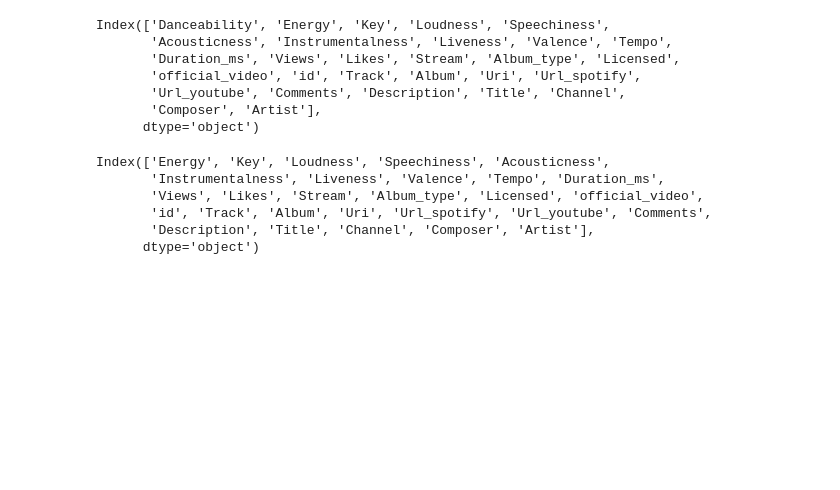
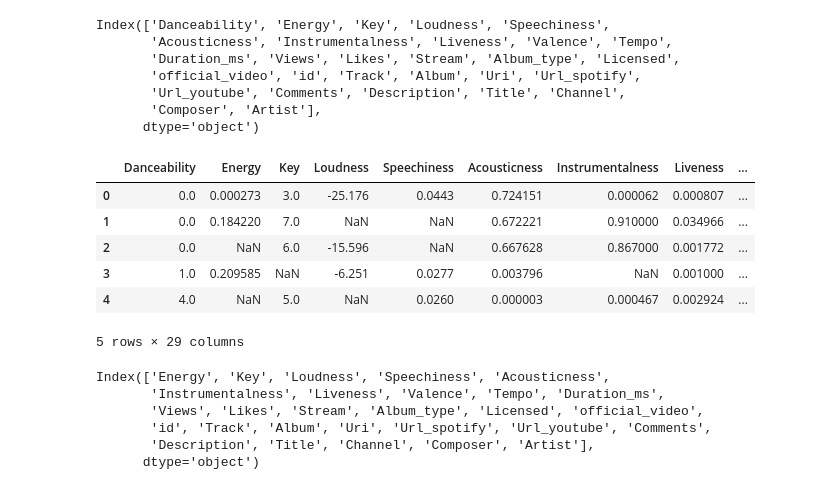
Before and after one commit to sormazabal/Konfusion, a Jupyter notebook: explo.ipynb, the cells around one changed output. Drawn from its saved outputs; the diff is of its cells as text; code cells hidden in the pictures; blank space fills up the shorter version.

```diff
--- a/explo.ipynb
+++ b/explo.ipynb
@@ -18,6 +18,16 @@ Index(['Danceability', 'Energy', 'Key', 'Loudness', 'Speechiness',
        'Url_youtube', 'Comments', 'Description', 'Title', 'Channel',
        'Composer', 'Artist'],
       dtype='object')
+# %%
+train.head()
+# %% [output]
+|  | Danceability | Energy | Key | Loudness | Speechiness | Acousticness | Instrumentalness | Liveness | ... |
+| 0 | 0.0 | 0.000273 | 3.0 | -25.176 | 0.0443 | 0.724151 | 0.000062 | 0.000807 | ... |
+| 1 | 0.0 | 0.184220 | 7.0 | NaN | NaN | 0.672221 | 0.910000 | 0.034966 | ... |
+| 2 | 0.0 | NaN | 6.0 | -15.596 | NaN | 0.667628 | 0.867000 | 0.001772 | ... |
+| 3 | 1.0 | 0.209585 | NaN | -6.251 | 0.0277 | 0.003796 | NaN | 0.001000 | ... |
+| 4 | 4.0 | NaN | 5.0 | NaN | 0.0260 | 0.000003 | 0.000467 | 0.002924 | ... |
+5 rows × 29 columns
 # %%
 test.columns
 # %% [output]
```
Also changed, not shown: parts of 10 cells of this notebook, 1 other file.
